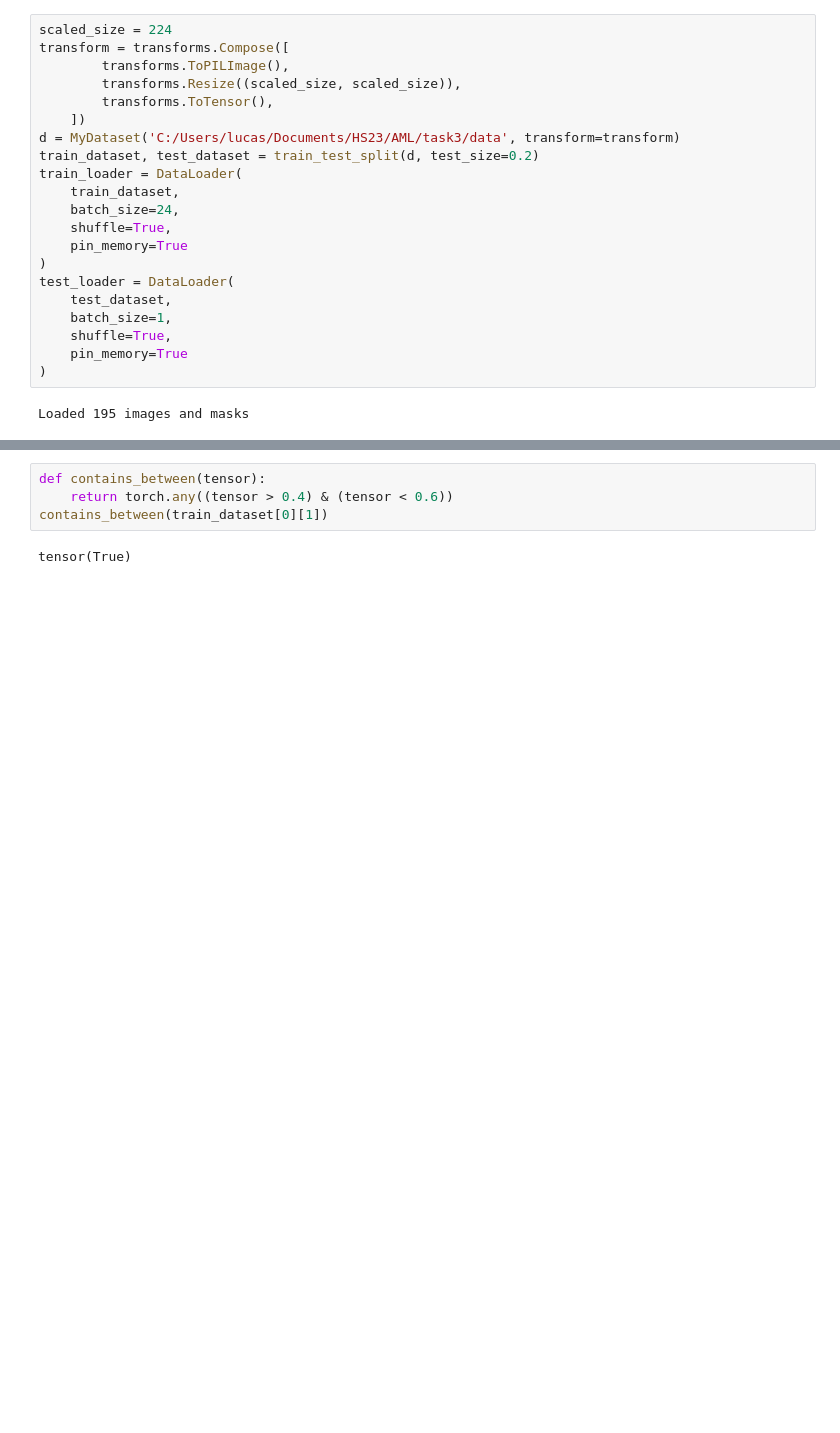
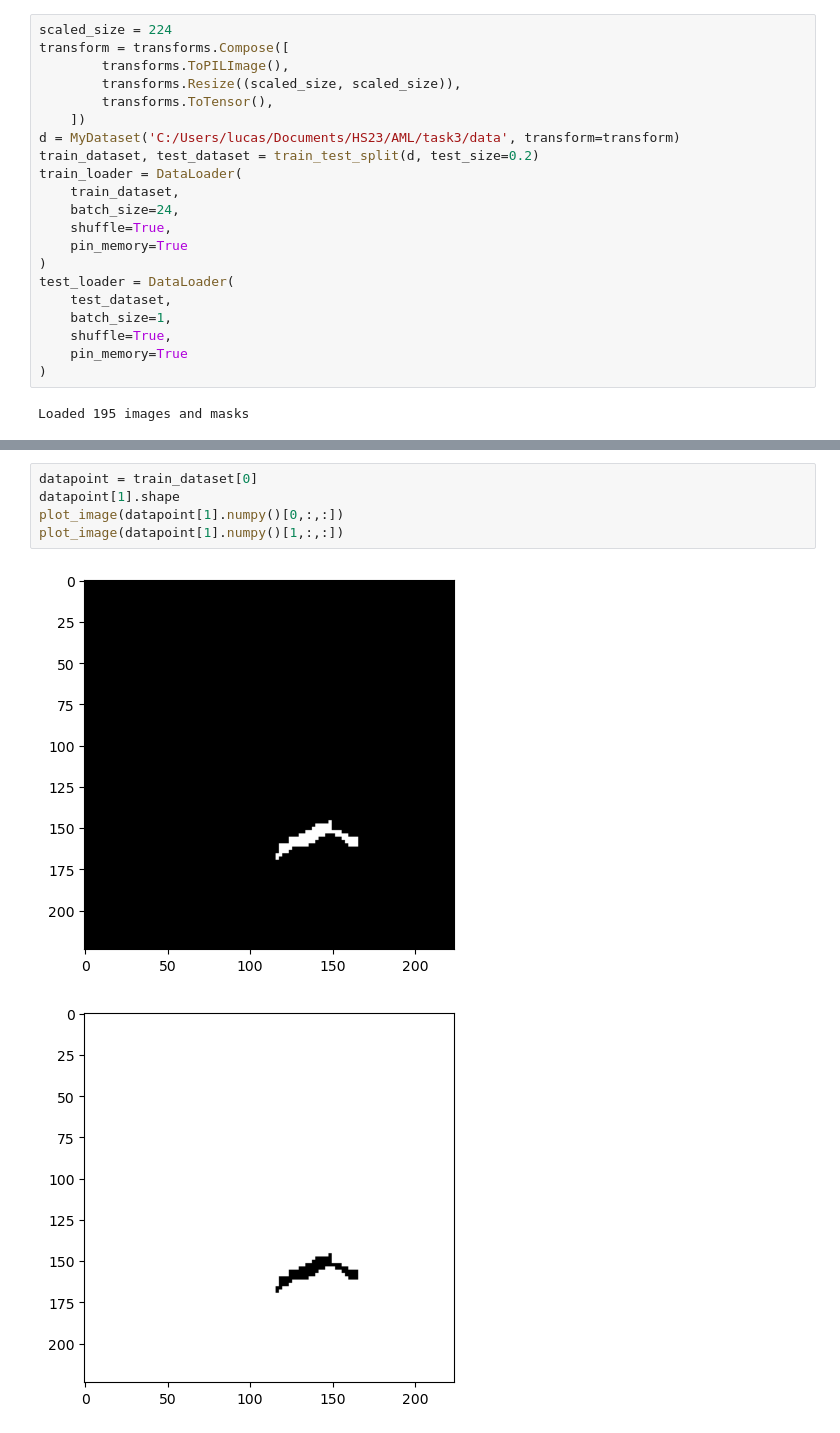
Before and after one commit to zytros/HS23, a Jupyter notebook: AML/task3/uNet/uNet.ipynb, the cells around one changed output, grey strips where cells are left out. Cells and saved outputs as stored; diff of their text form; blank space fills up the shorter version.

```diff
--- a/AML/task3/uNet/uNet.ipynb
+++ b/AML/task3/uNet/uNet.ipynb
@@ -332,6 +344,8 @@ output shape: torch.Size([24, 1, 224, 224])
-# %%
-def contains_between(tensor):
-    return torch.any((tensor > 0.4) & (tensor < 0.6))
-contains_between(train_dataset[0][1])
-# %% [output]
-tensor(True)
+# %%
+datapoint = train_dataset[0]
+datapoint[1].shape
+plot_image(datapoint[1].numpy()[0,:,:])
+plot_image(datapoint[1].numpy()[1,:,:])
+# %% [output]
+[figure, added]
+[figure, added]
```
Also changed, not shown: parts of 4 cells of this notebook, 8 other files.
